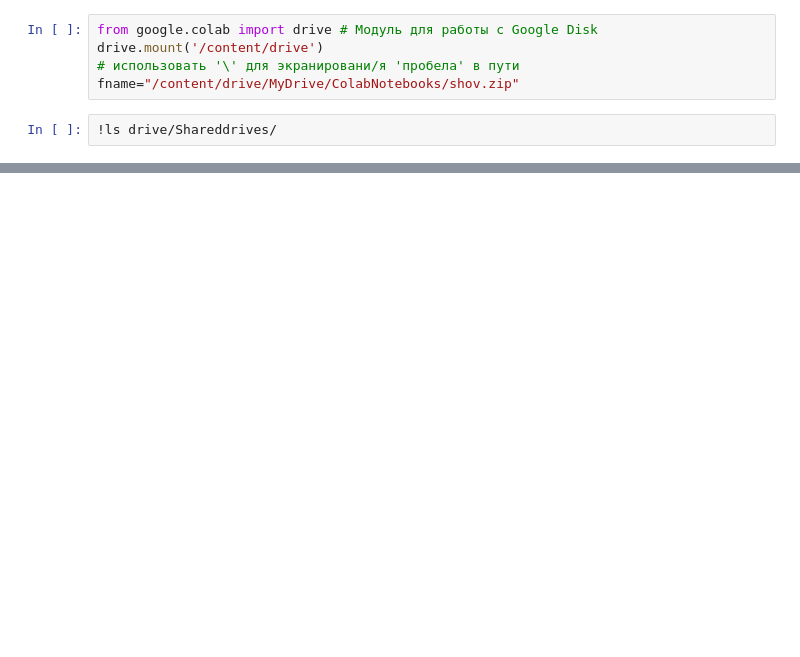
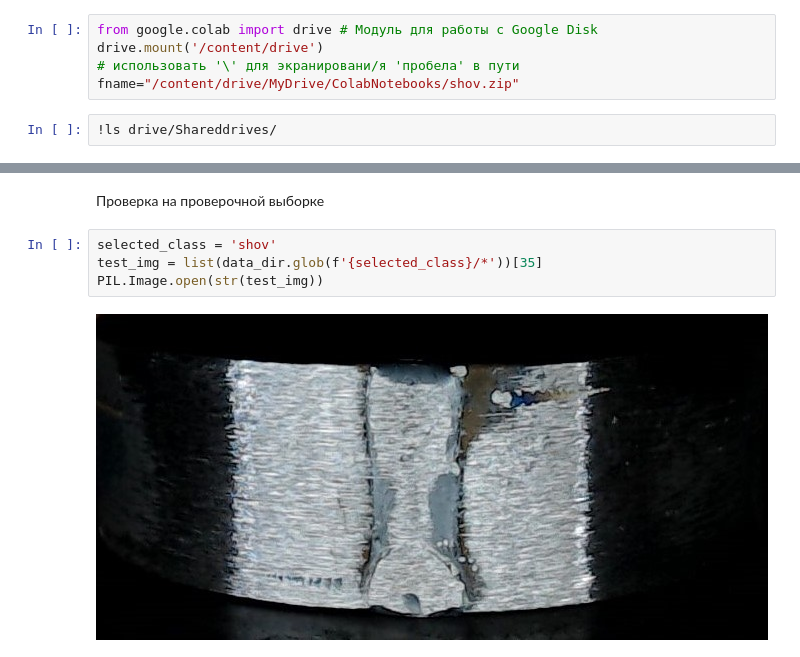
Before and after one commit to aepanfilov/shov, a Jupyter notebook: Shov.ipynb, the cells around one changed output, grey strips where cells are left out. Saved outputs shown, nothing was run; the diff lists cells and outputs as text; blank space fills up the shorter version.

```diff
--- a/Shov.ipynb
+++ b/Shov.ipynb
@@ -27,0 +226,8 @@ fname="/content/drive/MyDrive/ColabNotebooks/shov.zip"
+# %% [markdown]
+Проверка на проверочной выборке
+# %%
+selected_class = 'shov'
+test_img = list(data_dir.glob(f'{selected_class}/*'))[35]
+PIL.Image.open(str(test_img))
+# %% [output]
+[figure, added]
```
Also changed, not shown: parts of 78 cells of this notebook.
